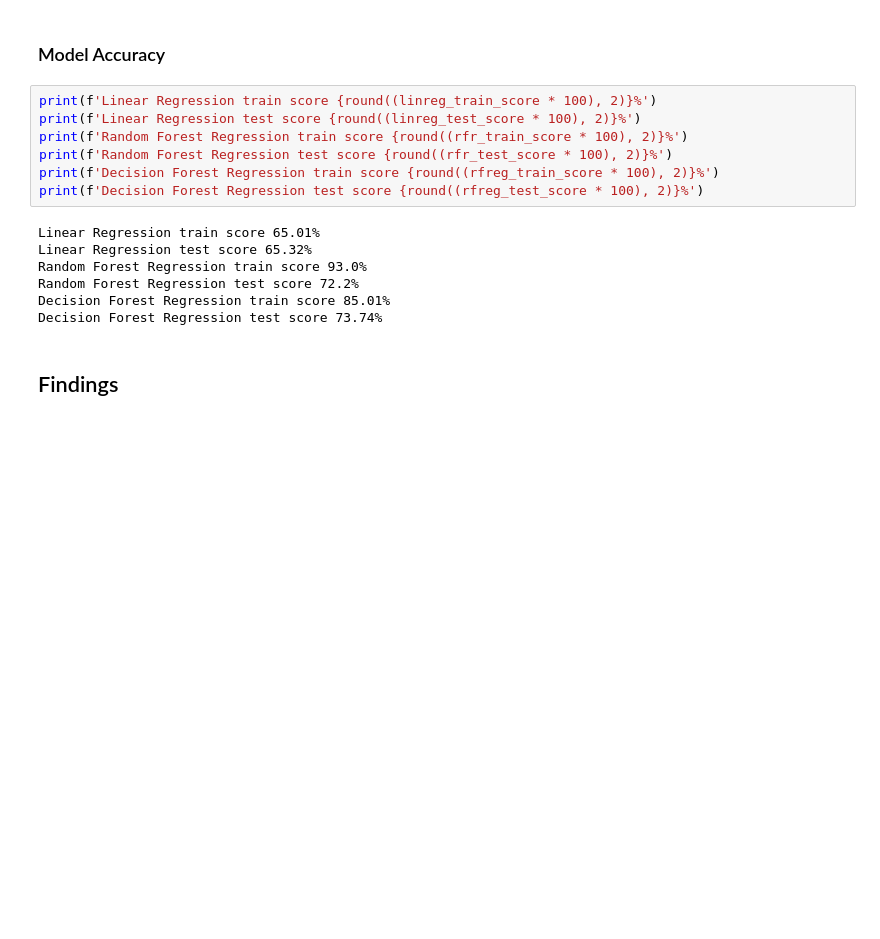
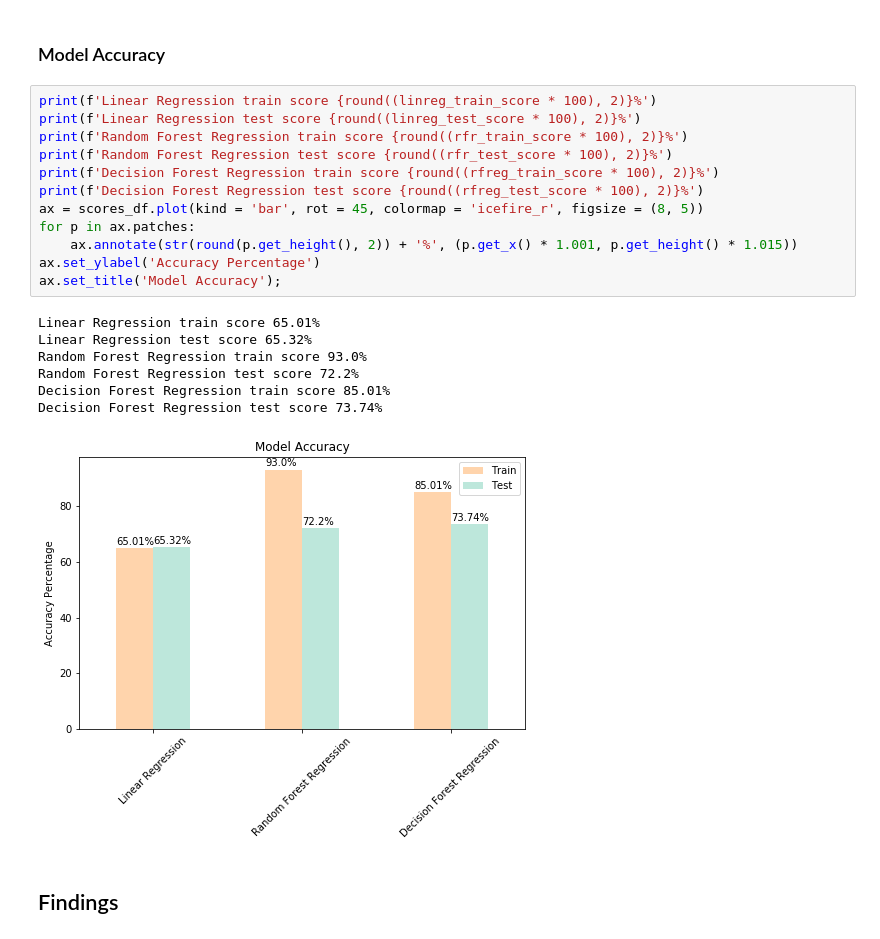
Before and after one commit to sebastian-chang/ga_ds_final, a Jupyter notebook: part_4_presentation.ipynb, the cells around one changed output. Cells and saved outputs as stored; diff of their text form; blank space fills up the shorter version.

```diff
--- a/part_4_presentation.ipynb
+++ b/part_4_presentation.ipynb
@@ -116,17 +98,23 @@ Dropped individual outliers and empty listings with added dummy variables and fe
 # %%
 print(f'Linear Regression train score {round((linreg_train_score * 100), 2)}%')
 print(f'Linear Regression test score {round((linreg_test_score * 100), 2)}%')
 print(f'Random Forest Regression train score {round((rfr_train_score * 100), 2)}%')
 print(f'Random Forest Regression test score {round((rfr_test_score * 100), 2)}%')
 print(f'Decision Forest Regression train score {round((rfreg_train_score * 100), 2)}%')
 print(f'Decision Forest Regression test score {round((rfreg_test_score * 100), 2)}%')
+ax = scores_df.plot(kind = 'bar', rot = 45, colormap = 'icefire_r', figsize = (8, 5))
+for p in ax.patches:
+    ax.annotate(str(round(p.get_height(), 2)) + '%', (p.get_x() * 1.001, p.get_height() * 1.015))
+ax.set_ylabel('Accuracy Percentage')
+ax.set_title('Model Accuracy');
 # %% [output]
 Linear Regression train score 65.01%
 Linear Regression test score 65.32%
 Random Forest Regression train score 93.0%
 Random Forest Regression test score 72.2%
 Decision Forest Regression train score 85.01%
 Decision Forest Regression test score 73.74%
+[figure, added]
 # %% [markdown]
 ## Findings
 # %%
```
Also changed, not shown: parts of 7 cells of this notebook, 1 other file.
